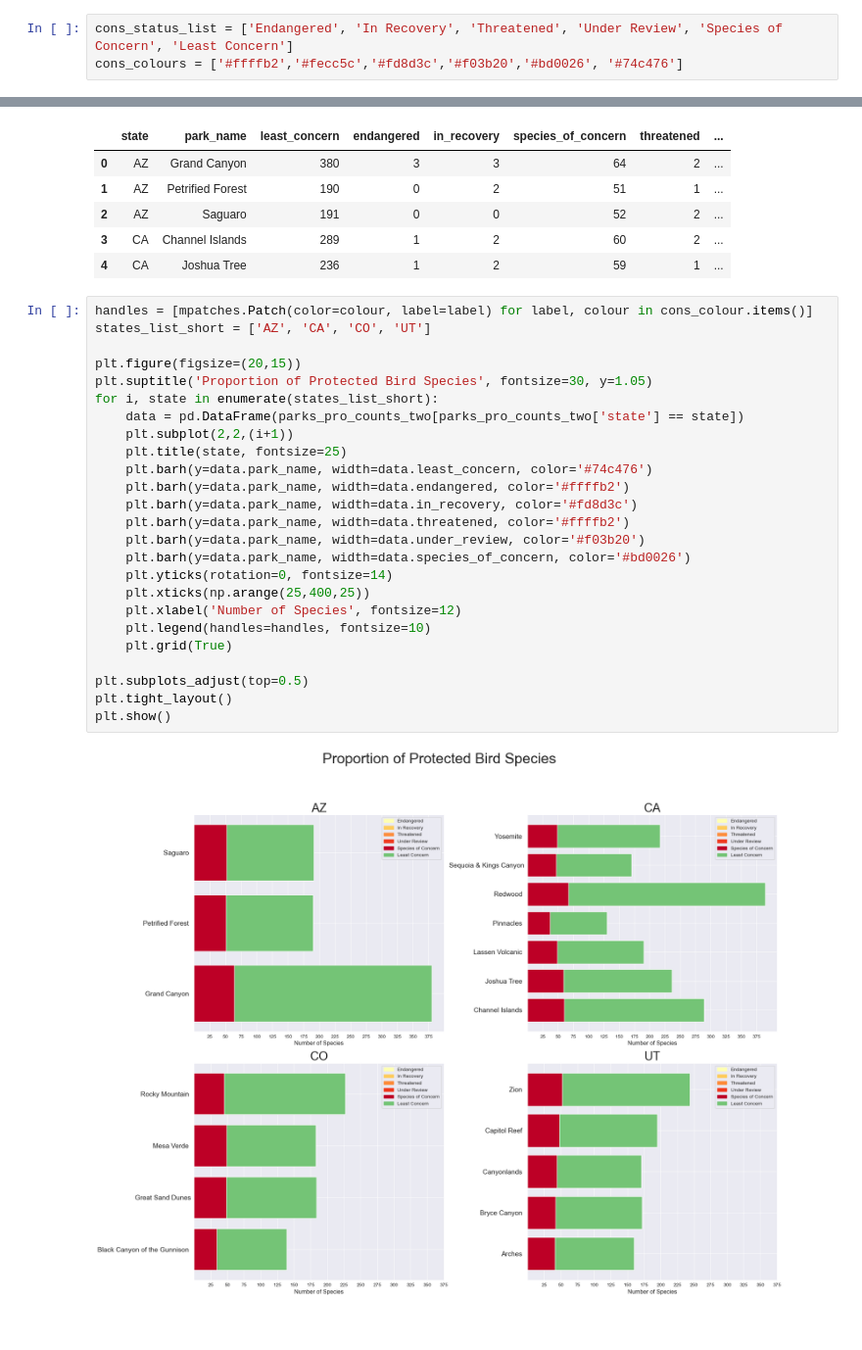
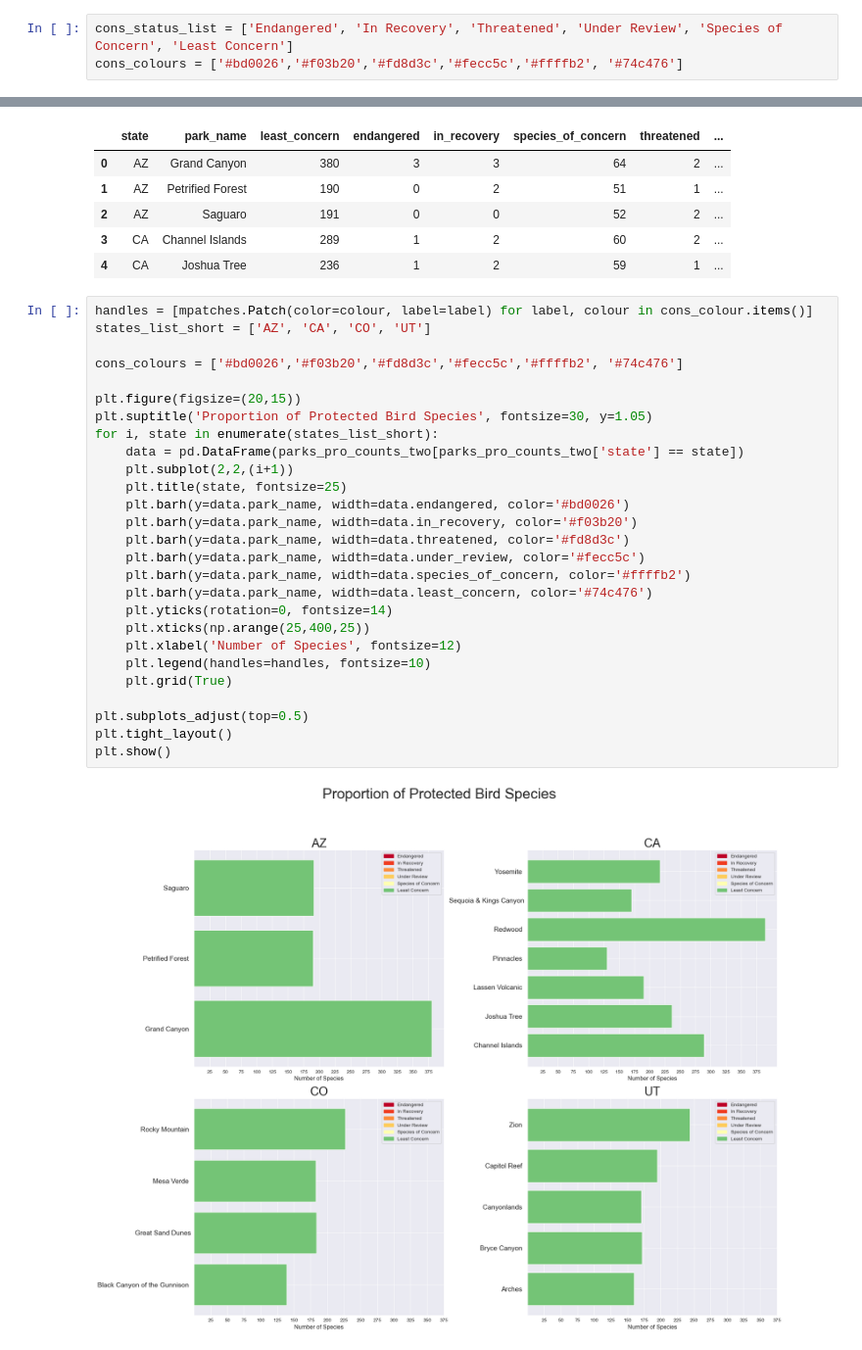
Before and after one commit to pineapple-bois/Biodiversity-In-National-Parks-Real-World, a Jupyter notebook: analysis.ipynb, the cells around one changed output, grey strips where cells are left out. Shown at 98% size. Drawn from its saved outputs; the diff is of its cells as text.

Commit message:
New conservation plots

```diff
--- a/analysis.ipynb
+++ b/analysis.ipynb
@@ -453,7 +453,7 @@ Definitions
 Create {key:value} dictionary of colours and `conservation_status` labels
 # %%
 cons_status_list = ['Endangered', 'In Recovery', 'Threatened', 'Under Review', 'Species of Concern', 'Least Concern']
-cons_colours = ['#ffffb2','#fecc5c','#fd8d3c','#f03b20','#bd0026', '#74c476']
+cons_colours = ['#bd0026','#f03b20','#fd8d3c','#fecc5c','#ffffb2', '#74c476']
 # %%
 cons_colour = {}
 for status in cons_status_list:
@@ -482,27 +482,29 @@ parks_pro_counts_two.head()
 # %%
 handles = [mpatches.Patch(color=colour, label=label) for label, colour in cons_colour.items()]
 states_list_short = ['AZ', 'CA', 'CO', 'UT']
+
+cons_colours = ['#bd0026','#f03b20','#fd8d3c','#fecc5c','#ffffb2', '#74c476']
 
 plt.figure(figsize=(20,15))
 plt.suptitle('Proportion of Protected Bird Species', fontsize=30, y=1.05)
 for i, state in enumerate(states_list_short):
     data = pd.DataFrame(parks_pro_counts_two[parks_pro_counts_two['state'] == state])
     plt.subplot(2,2,(i+1))
     plt.title(state, fontsize=25)
+    plt.barh(y=data.park_name, width=data.endangered, color='#bd0026')
+    plt.barh(y=data.park_name, width=data.in_recovery, color='#f03b20')
+    plt.barh(y=data.park_name, width=data.threatened, color='#fd8d3c')
+    plt.barh(y=data.park_name, width=data.under_review, color='#fecc5c')
+    plt.barh(y=data.park_name, width=data.species_of_concern, color='#ffffb2')
     plt.barh(y=data.park_name, width=data.least_concern, color='#74c476')
-    plt.barh(y=data.park_name, width=data.endangered, color='#ffffb2')
-    plt.barh(y=data.park_name, width=data.in_recovery, color='#fd8d3c')
-    plt.barh(y=data.park_name, width=data.threatened, color='#ffffb2')
-    plt.barh(y=data.park_name, width=data.under_review, color='#f03b20')
-    plt.barh(y=data.park_name, width=data.species_of_concern, color='#bd0026')
     plt.yticks(rotation=0, fontsize=14)
     plt.xticks(np.arange(25,400,25))
     plt.xlabel('Number of Species', fontsize=12)
     plt.legend(handles=handles, fontsize=10)
     plt.grid(True)
 
 plt.subplots_adjust(top=0.5)
 plt.tight_layout()
 plt.show()
 # %% [output]
-[figure, old version]
+[figure, new version]
```
Also changed, not shown: parts of 1 cell of this notebook.
